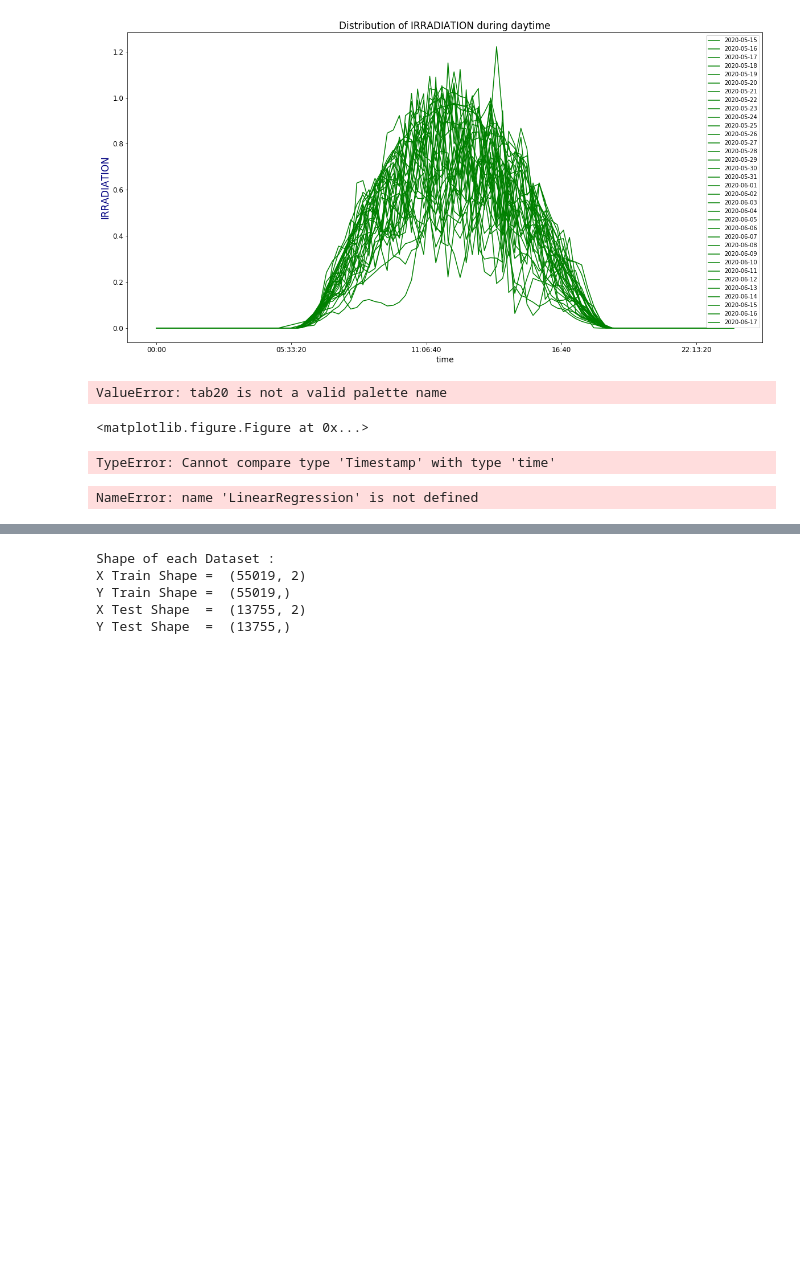
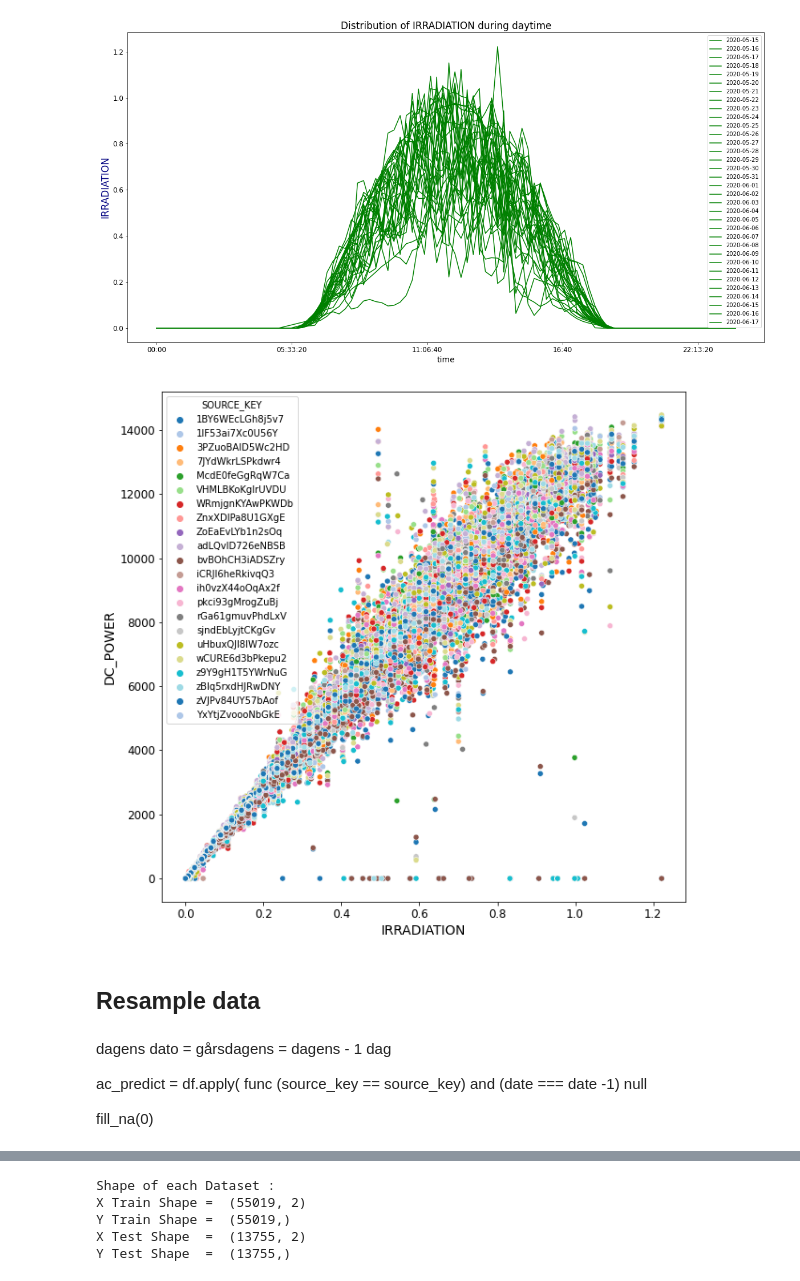
Before and after one commit to YohannesDK/DAT540_Group_11, a Jupyter notebook: sus notebook.ipynb, the cells around one changed output, grey strips where cells are left out. Cells and saved outputs as stored; diff of their text form; code cells hidden in the pictures; blank space fills up the shorter version.

```diff
--- a/sus notebook.ipynb
+++ b/sus notebook.ipynb
@@ -358,47 +359,8 @@ plt.show()
 # %% [output]
 [figure]
 # %%
-plt.figure(figsize=(10,5))
+plt.figure(figsize=(10,10))
 fig_irr = sns.scatterplot(data=df_plant_weather1, x="IRRADIATION", y="DC_POWER", hue="SOURCE_KEY", palette="tab20")
 plt.show()
 # %% [output]
-ValueError: tab20 is not a valid palette name
-<matplotlib.figure.Figure at 0x...>
+[figure, added]
-# %%
-
-# Function to check if time is during daytime operation
-
-def time_in_range(start, end, x):
-    """Return true if x is in the range [start, end]"""
-    if start <= end:
-        return start <= x <= end
-    else:
-        return start <= x or x <= end
-
-# set normal daytime operation range
-start=dt.time(6,30,0) # sunrise
-end=dt.time(17,30,0) # sunset
-
-df_plant_weather1["POWER_STATUS"] = 0
-for index in df_plant1.index:
-  if time_in_range(start, end, df_plant_weather1["DATE_TIME"][index])  and df_plant_weather1["DC_POWER"][index] == 0:
-    df_plant_weather1["POWER_STATUS"][index] = "F"
-  else:
-    df_plant_weather1["POWER_STATUS"][index] = "Ok"
-# %% [output]
-TypeError: Cannot compare type 'Timestamp' with type 'time'
-# %%
-# Model
-reg = LinearRegression()
-
-# choose training data
-train_dates = ["2020-05-16", "2020-05-17","2020-05-18" ,"2020-05-19", "2020-05-20", "2020-05-21"]
-df_train = df_plant_weather1[df_plant_weather1["DATE_TIME"].isin(train_dates)]
-
-#fit & predict
-reg.fit(df_train[["IRRADIATION"]], df_train.DC_POWER)
-prediction = reg.predict(df_plant_weather1[["IRRADIATION"]])
-
-prediction
-# %% [output]
-NameError: name 'LinearRegression' is not defined
@@ -408 +367,10 @@ Y = df_plant_weather1['DC_POWER'] # Target
+# %% [markdown]
+## Resample data
+# %% [markdown]
+dagens dato =
+gårsdagens = dagens - 1 dag
+
+ac_predict = df.apply( func (source_key == source_key) and (date === date -1) null
+
+fill_na(0)
 # %%
```
Also changed, not shown: parts of 24 cells of this notebook.
